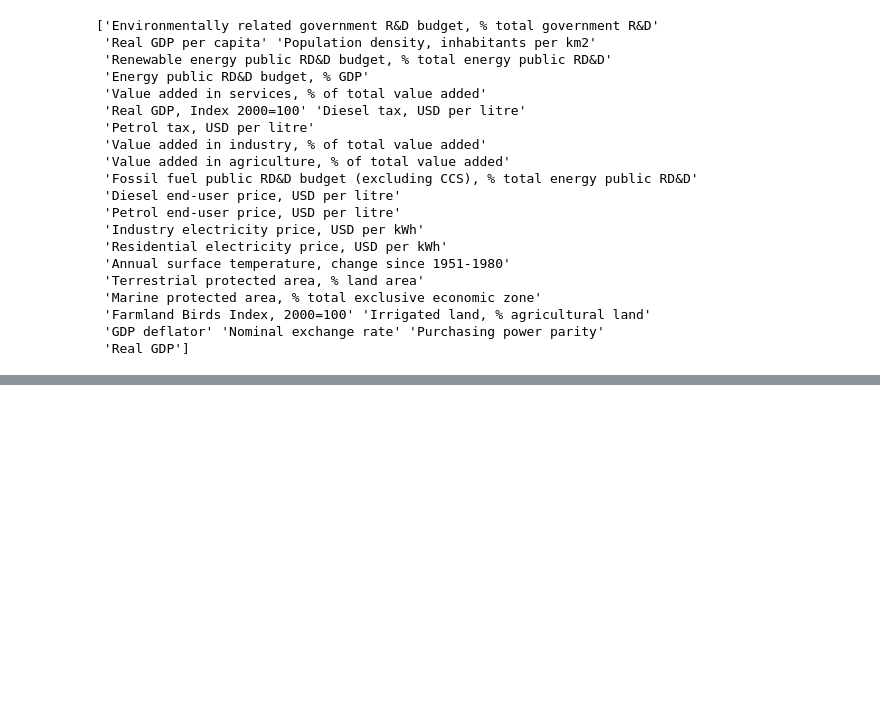
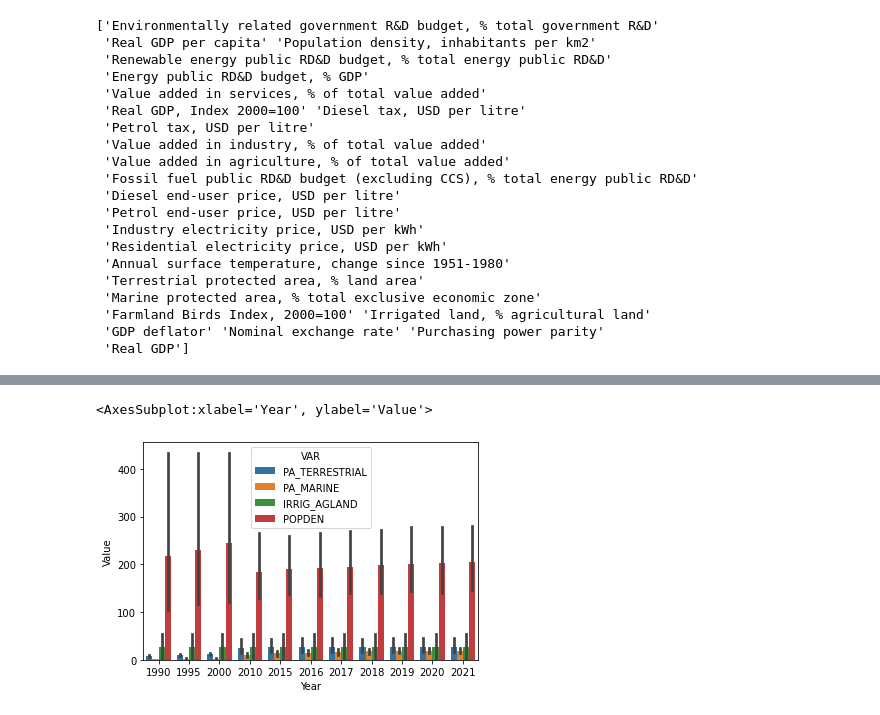
Before and after one commit to BoSuto/Data-analysis-for-business-March-2022-, a Jupyter notebook: Population, Economics & Green Growth.ipynb, the cells around one changed output, grey strips where cells are left out. Cells and saved outputs as stored; diff of their text form; code cells hidden in the pictures; blank space fills up the shorter version.

Commit message:
better visualization
barplot

```diff
--- a/Population, Economics & Green Growth.ipynb
+++ b/Population, Economics & Green Growth.ipynb
@@ -376,0 +377,5 @@ sns.countplot(data=green_Ireland, x='YEA', hue='VAR')
+# %%
+sns.barplot(data=green, y='Value', x='Year', hue='VAR')
+# %% [output]
+<AxesSubplot:xlabel='Year', ylabel='Value'>
+[figure, added]
```
Also changed, not shown: parts of 20 cells of this notebook.
